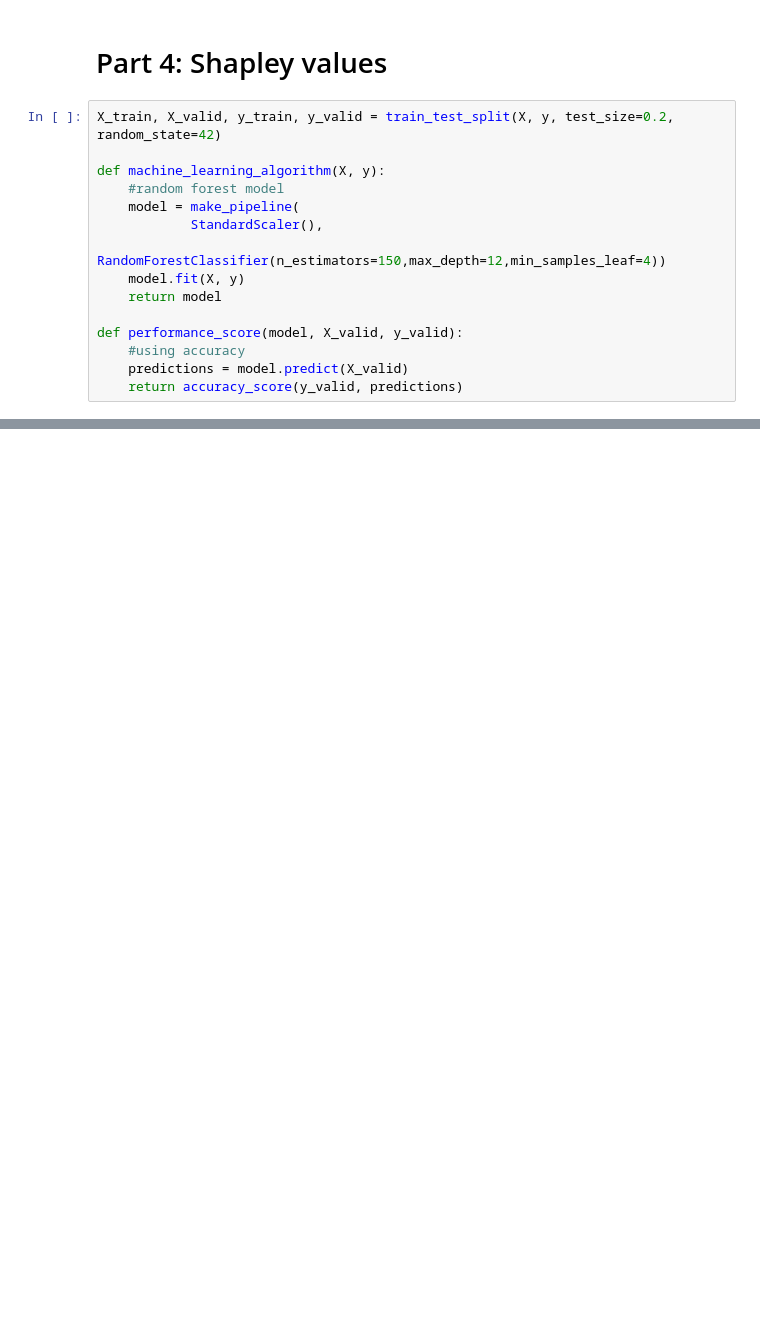
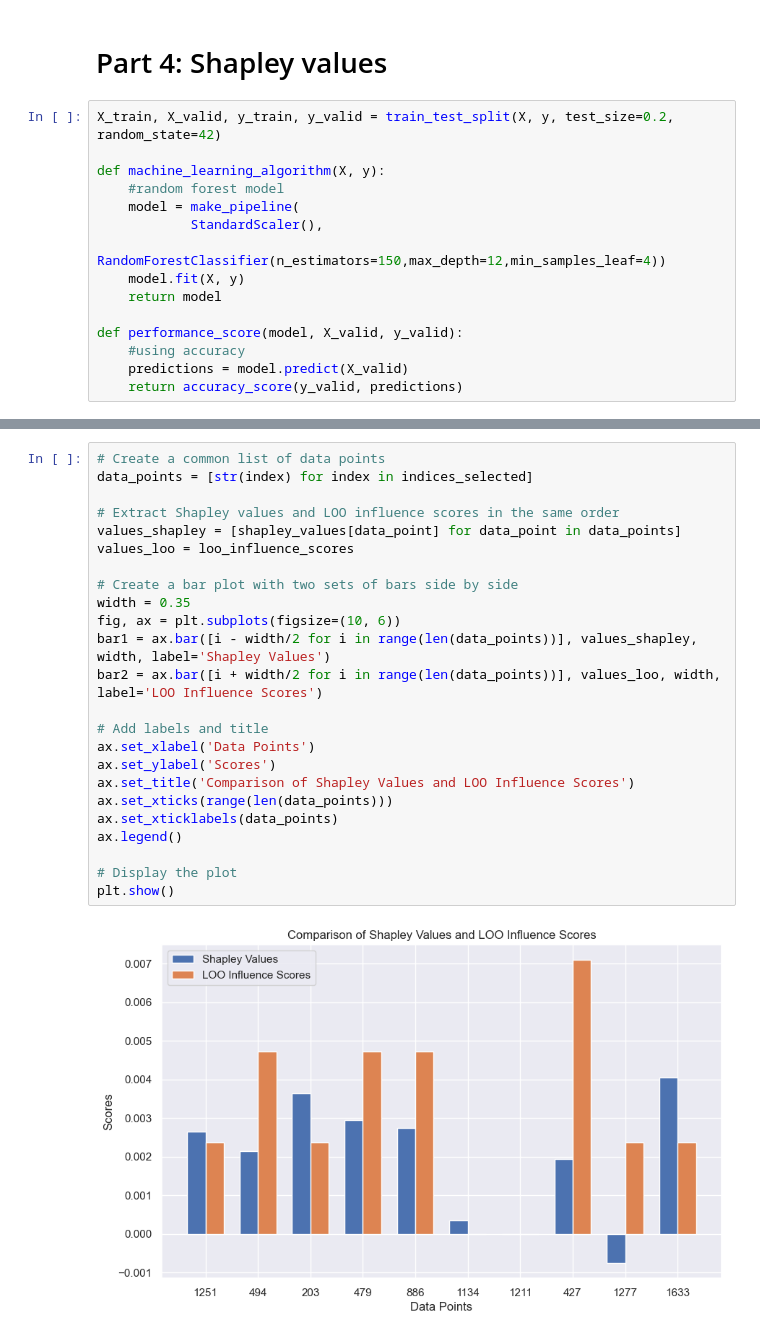
Before and after one commit to KaurInTech/Data-modeling-Obesity-levels-, a Jupyter notebook: Assignment2(CMPT419).ipynb, the cells around one changed output, grey strips where cells are left out. Drawn from its saved outputs; the diff is of its cells as text; blank space fills up the shorter version.

```diff
--- a/Assignment2(CMPT419).ipynb
+++ b/Assignment2(CMPT419).ipynb
@@ -704,0 +717,26 @@ Finished Shapley Computation.
+# %%
+# Create a common list of data points
+data_points = [str(index) for index in indices_selected]
+
+# Extract Shapley values and LOO influence scores in the same order
+values_shapley = [shapley_values[data_point] for data_point in data_points]
+values_loo = loo_influence_scores
+
+# Create a bar plot with two sets of bars side by side
+width = 0.35
+fig, ax = plt.subplots(figsize=(10, 6))
+bar1 = ax.bar([i - width/2 for i in range(len(data_points))], values_shapley, width, label='Shapley Values')
+bar2 = ax.bar([i + width/2 for i in range(len(data_points))], values_loo, width, label='LOO Influence Scores')
+
+# Add labels and title
+ax.set_xlabel('Data Points')
+ax.set_ylabel('Scores')
+ax.set_title('Comparison of Shapley Values and LOO Influence Scores')
+ax.set_xticks(range(len(data_points)))
+ax.set_xticklabels(data_points)
+ax.legend()
+
+# Display the plot
+plt.show()
+# %% [output]
+[figure, added]
```
Also changed, not shown: parts of 13 cells of this notebook.
